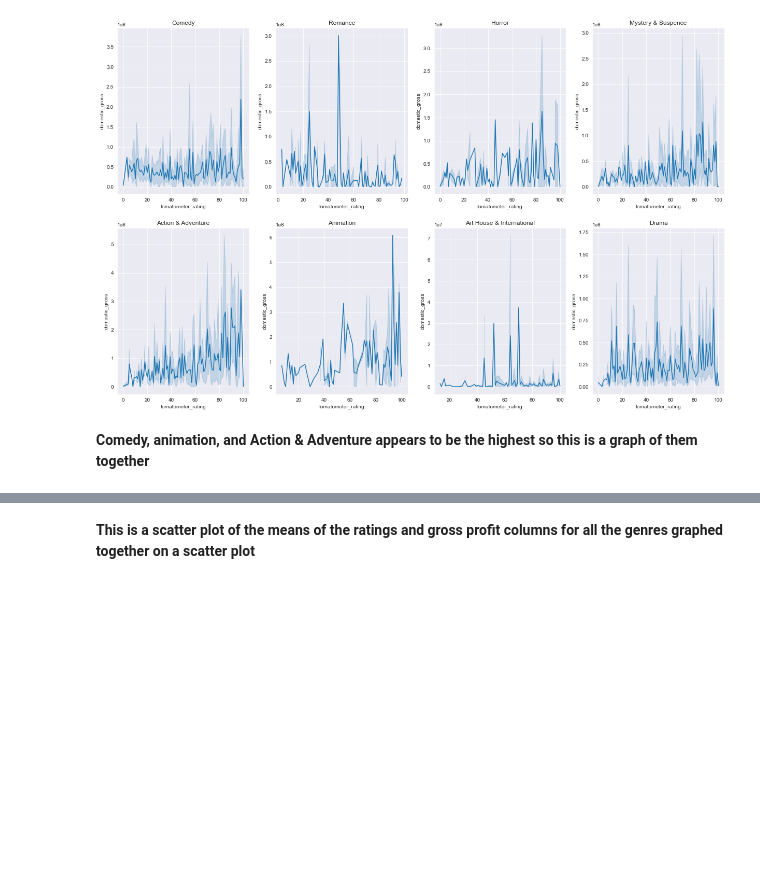
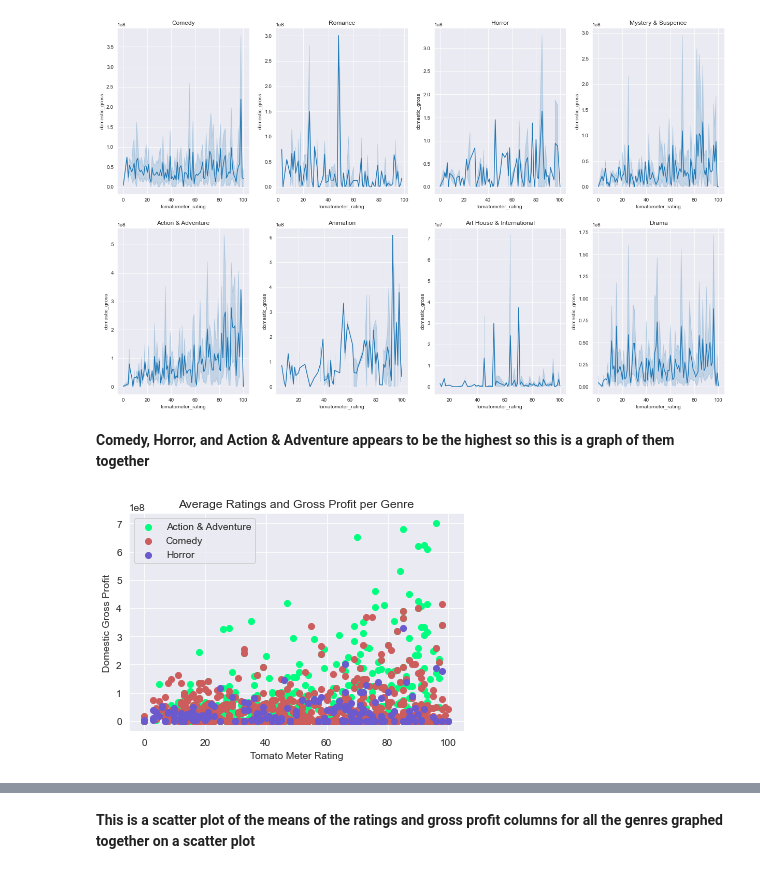
Before and after one commit to richesinrr0/microsoft_movie_analysis, a Jupyter notebook: Movie_analysis_genres_ross.ipynb, the cells around one changed output, grey strips where cells are left out. Cells and saved outputs as stored; diff of their text form; code cells hidden in the pictures; blank space fills up the shorter version.

```diff
--- a/Movie_analysis_genres_ross.ipynb
+++ b/Movie_analysis_genres_ross.ipynb
@@ -265,6 +263,20 @@ sns.lineplot(data=df_drama, x="tomatometer_rating", y="domestic_gross", ax=axes[
 # %% [output]
 [figure]
 # %% [markdown]
-**Comedy, animation, and Action & Adventure appears to be the highest so this is a graph of them together**
+**Comedy, Horror, and Action & Adventure appears to be the highest so this is a graph of them together**
+# %%
+fig, ax = plt.subplots(1, 1)
+
+ax.scatter(df_action_adventure['tomatometer_rating'], df_action_adventure["domestic_gross"], color="springgreen", label="Action & Adventure")
+ax.scatter(df_comedy['tomatometer_rating'], df_comedy["domestic_gross"], color="indianred", label="Comedy")
+ax.scatter(df_horror['tomatometer_rating'], df_horror["domestic_gross"], color="slateblue", label="Horror")
+
+ax.set_title('Average Ratings and Gross Profit per Genre')
+
+ax.set_ylabel('Domestic Gross Profit')
+ax.set_xlabel('Tomato Meter Rating')
+ax.legend();
+# %% [output]
+[figure, added]
 # %%
 sns.set_style('darkgrid')
```
Also changed, not shown: parts of 13 cells of this notebook.
